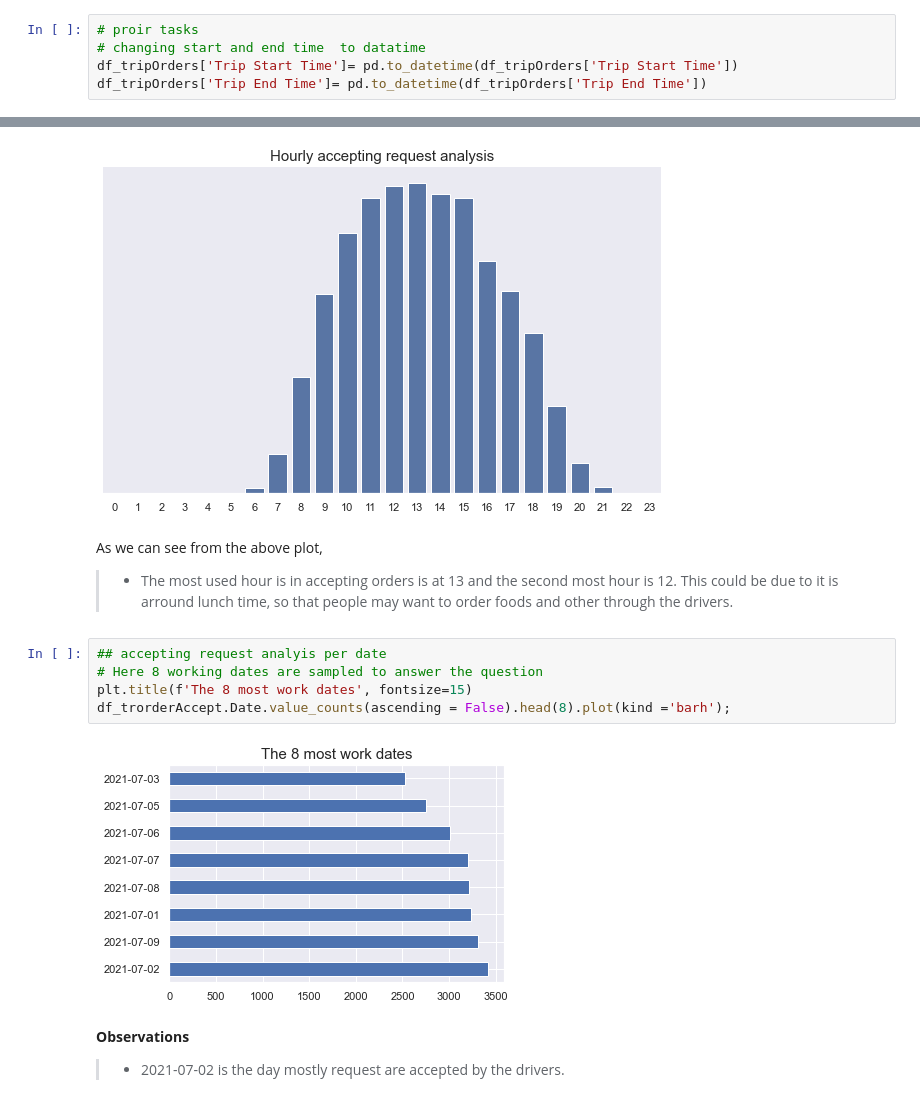
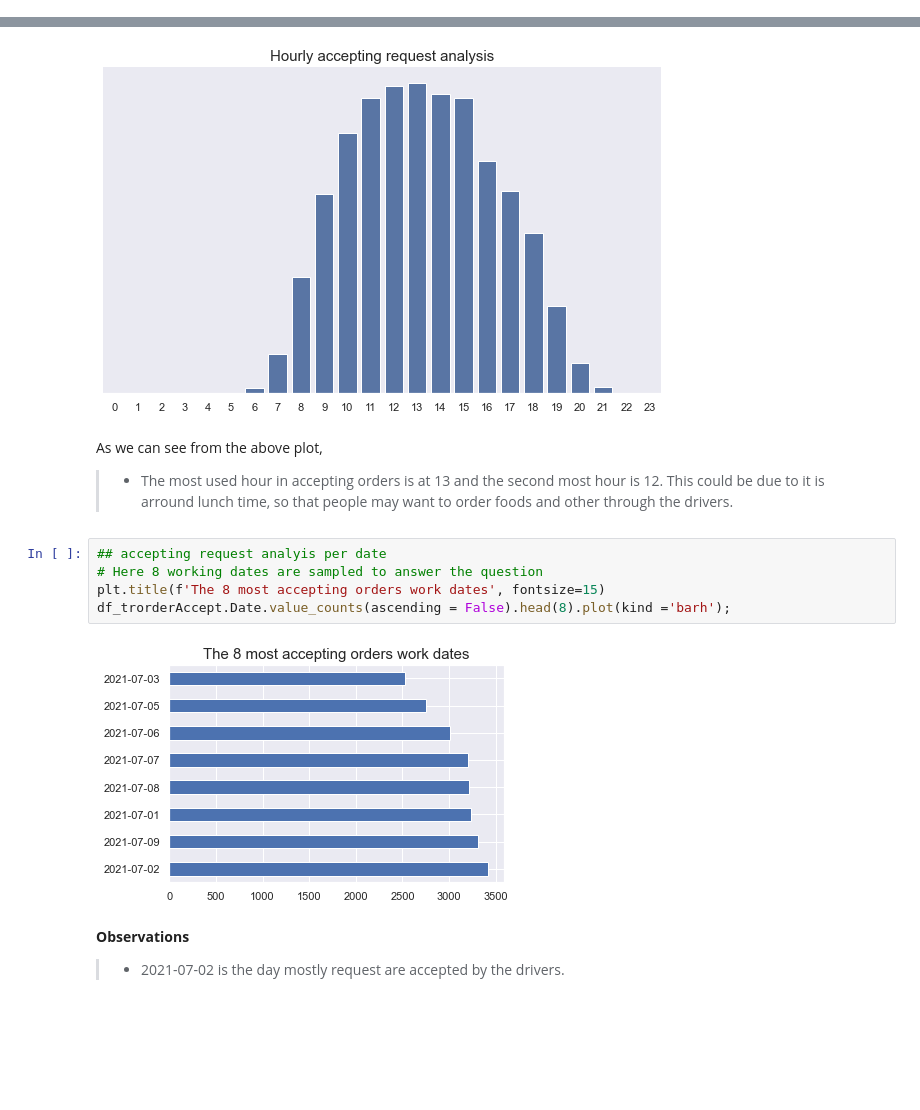
Before and after one commit to ekubay/Logistic-optimization, a Jupyter notebook: notebooks/EDA.ipynb, the cells around one changed output, grey strips where cells are left out. Drawn from its saved outputs; the diff is of its cells as text; blank space fills up the shorter version.

```diff
--- a/notebooks/EDA.ipynb
+++ b/notebooks/EDA.ipynb
@@ -256,11 +252,6 @@ df_tripOrders = pd.read_csv('../data/triporderData.csv')
 #df_tripOrders.info()
 # %% [markdown]
 ## Adding some additional features
-# %%
-# proir tasks
-# changing start and end time  to datatime
-df_tripOrders['Trip Start Time']= pd.to_datetime(df_tripOrders['Trip Start Time'])
-df_tripOrders['Trip End Time']= pd.to_datetime(df_tripOrders['Trip End Time'])
 # %%
 # adding month
 df_tripOrders['Month'] = df_tripOrders['Trip Start Time'].dt.month_name()
@@ -424,14 +416,14 @@ houracceptingrequest_bar()
 [figure]
 # %% [markdown]
 As we can see from the above plot,
->- The most used hour is in accepting orders is at 13 and the second most hour is 12. This could be due to it is arround lunch time, so that people may want to order foods and other through the drivers.
+>- The most used hour in accepting orders is at 13 and the second most hour is 12. This could be due to it is arround lunch time, so that people may want to order foods and other through the drivers.
 # %%
 ## accepting request analyis per date
 # Here 8 working dates are sampled to answer the question
-plt.title(f'The 8 most work dates', fontsize=15)
+plt.title(f'The 8 most accepting orders work dates', fontsize=15)
 df_trorderAccept.Date.value_counts(ascending = False).head(8).plot(kind ='barh');
 # %% [output]
-[figure, old version]
+[figure, new version]
 # %% [markdown]
 **Observations**
 >- 2021-07-02 is the day mostly request are accepted by the drivers.
```
Also changed, not shown: parts of 27 cells of this notebook.
